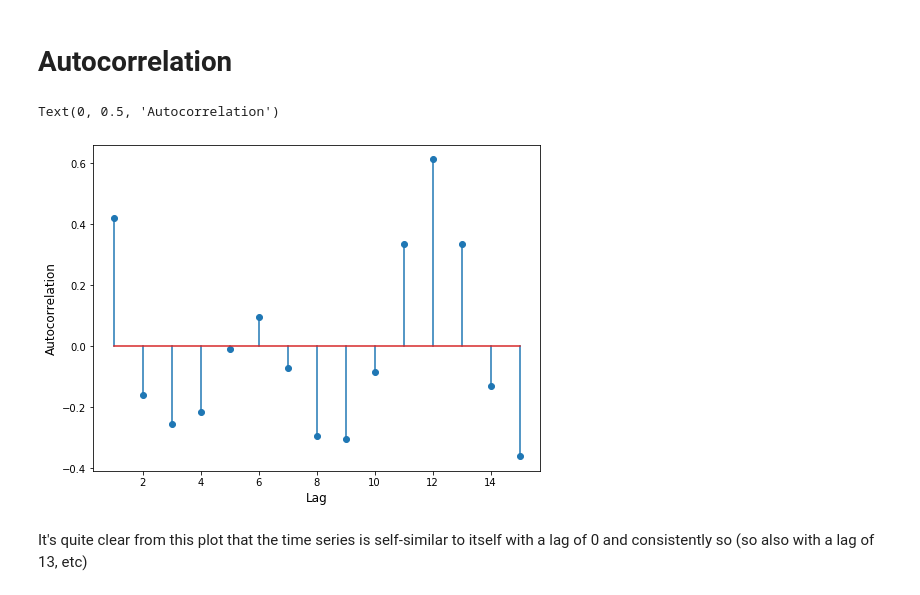
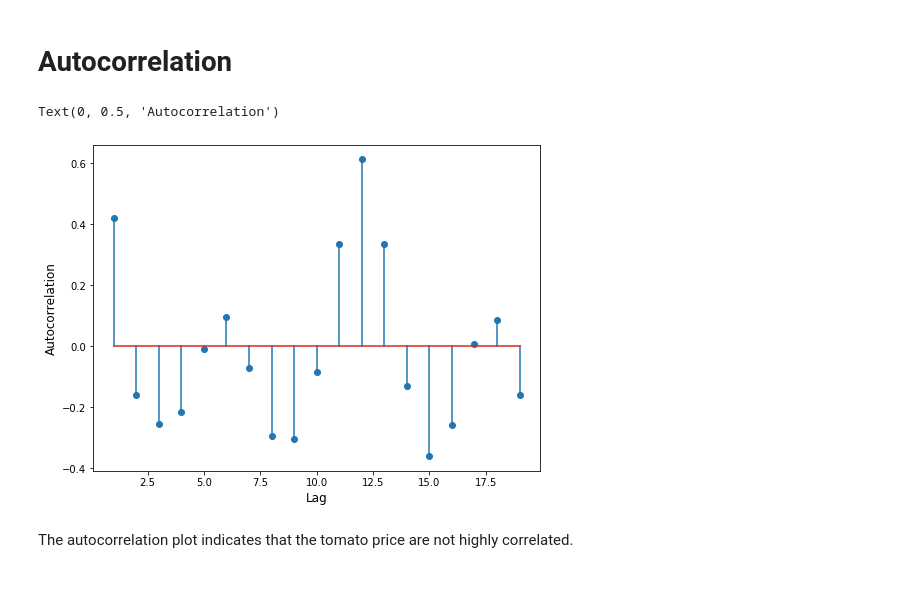
Before and after one commit to pola255/tomato-price, a Jupyter notebook: Exploratory data/Price tomato feature engineering and exploratory data.ipynb, the cells around one changed output. Saved outputs shown, nothing was run; the diff lists cells and outputs as text; code cells hidden in the pictures.

```diff
--- a/Exploratory data/Price tomato feature engineering and exploratory data.ipynb
+++ b/Exploratory data/Price tomato feature engineering and exploratory data.ipynb
@@ -195,7 +200,7 @@ plt.show()
 [figure]
 # %%
 # function to scale prices
-def chart_scale(column, n=10):
+def chart_scale(column):
     column_scaled = column / 10
     return round(column_scaled, 2)
 # %%
@@ -403,15 +425,15 @@ plt.legend(fontsize=12)
 # %% [markdown]
 # Autocorrelation
 # %%
-lags = range(1, 16)
+lags = range(1, 20)
 autocorrs = [all_features.tomato_price.autocorr(lag=lag)
                    for lag in lags]
 plt.figure(figsize=(8, 6))
 plt.stem(lags, autocorrs)
 plt.xlabel("Lag", fontsize=12)
 plt.ylabel("Autocorrelation", fontsize=12)
 # %% [output]
 Text(0, 0.5, 'Autocorrelation')
-[figure, old version]
+[figure, new version]
-# %% [markdown]
-It's quite clear from this plot that the time series is self-similar to itself with a lag of 0 and consistently so (so also with a lag of 13, etc)
+# %% [markdown]
+The autocorrelation plot indicates that the tomato price are not highly correlated.
```
Also changed, not shown: parts of 15 cells of this notebook.
